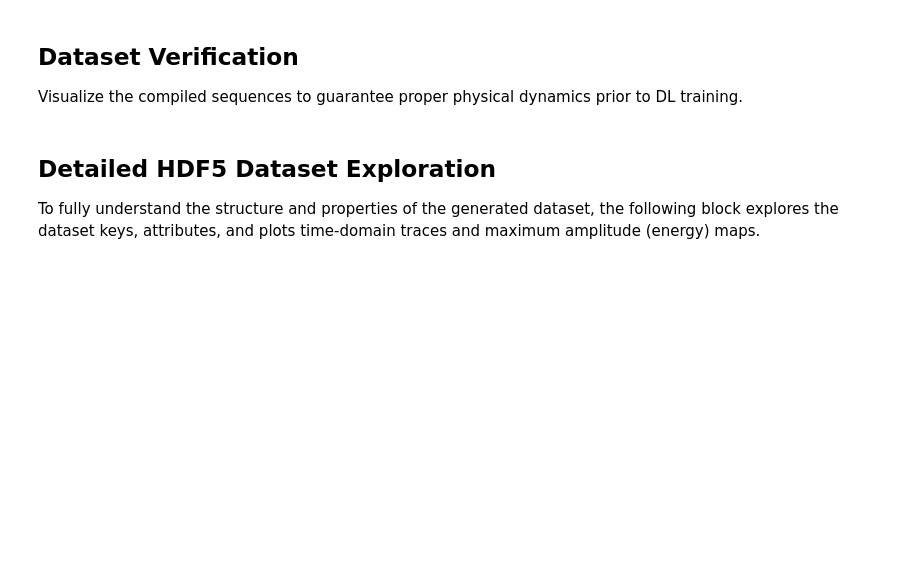
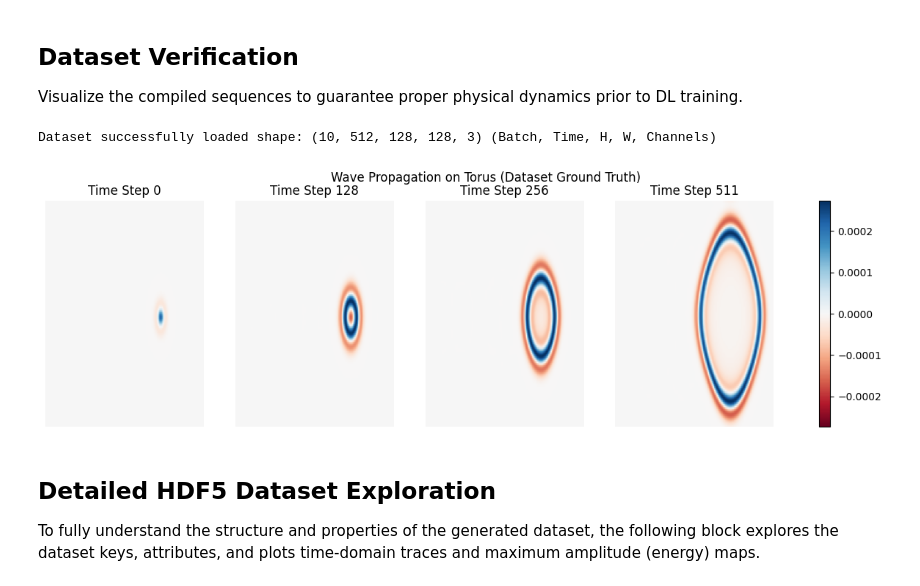
Before and after one commit to ravenwit/NOMAD, a Jupyter notebook: Acoustic_Wave_Torus.ipynb, the cells around one changed output. Cells and saved outputs as stored; diff of their text form; code cells hidden in the pictures; blank space fills up the shorter version.

```diff
--- a/Acoustic_Wave_Torus.ipynb
+++ b/Acoustic_Wave_Torus.ipynb
@@ -971,33 +971,40 @@ dataset_path = generate_dataset(num_examples=NUM_EXAMPLES, sequence_length=SEQ_L
 ## Dataset Verification
 Visualize the compiled sequences to guarantee proper physical dynamics prior to DL training.
 # %%
+import matplotlib.pyplot as plt
+
 def verify_dataset(filepath):
     with h5py.File(filepath, 'r') as f:
         P = f['pressure'][:]
         S = f['source'][:]
 
     print(f"Dataset successfully loaded shape: {P.shape} (Batch, Time, H, W, Channels)")
 
     fig, axes = plt.subplots(1, 4, figsize=(16, 4))
     time_indices = [0, P.shape[1]//4, P.shape[1]//2, P.shape[1]-1]
 
     for i, t_idx in enumerate(time_indices):
         # Indexing: batch=0, time=t_idx, H, W, channel=0
-        field = P[0, t_idx, :, :, 0]
+        field = P[1, t_idx, :, :, 0]
 
         # Using a normalized color map centered around 0 to highlight the peaks vs troughs
         vmax = np.max(np.abs(field)) + 1e-9
         vmin = -vmax
 
         im = axes[i].imshow(field, cmap='RdBu', vmin=vmin, vmax=vmax, aspect='auto')
         axes[i].set_title(f"Time Step {t_idx}")
         axes[i].axis('off')
 
     fig.colorbar(im, ax=axes.ravel().tolist())
     plt.suptitle("Wave Propagation on Torus (Dataset Ground Truth)")
     plt.show()
 
-verify_dataset(dataset_path)
+# verify_dataset(dataset_path)
+
+verify_dataset("training_data.h5")
+# %% [output]
+Dataset successfully loaded shape: (10, 512, 128, 128, 3) (Batch, Time, H, W, Channels)
+[figure, added]
 # %% [markdown]
 ## Detailed HDF5 Dataset Exploration
 To fully understand the structure and properties of the generated dataset, the following block explores the dataset keys, attributes, and plots time-domain traces and maximum amplitude (energy) maps.
```
Also changed, not shown: parts of 11 cells of this notebook.
